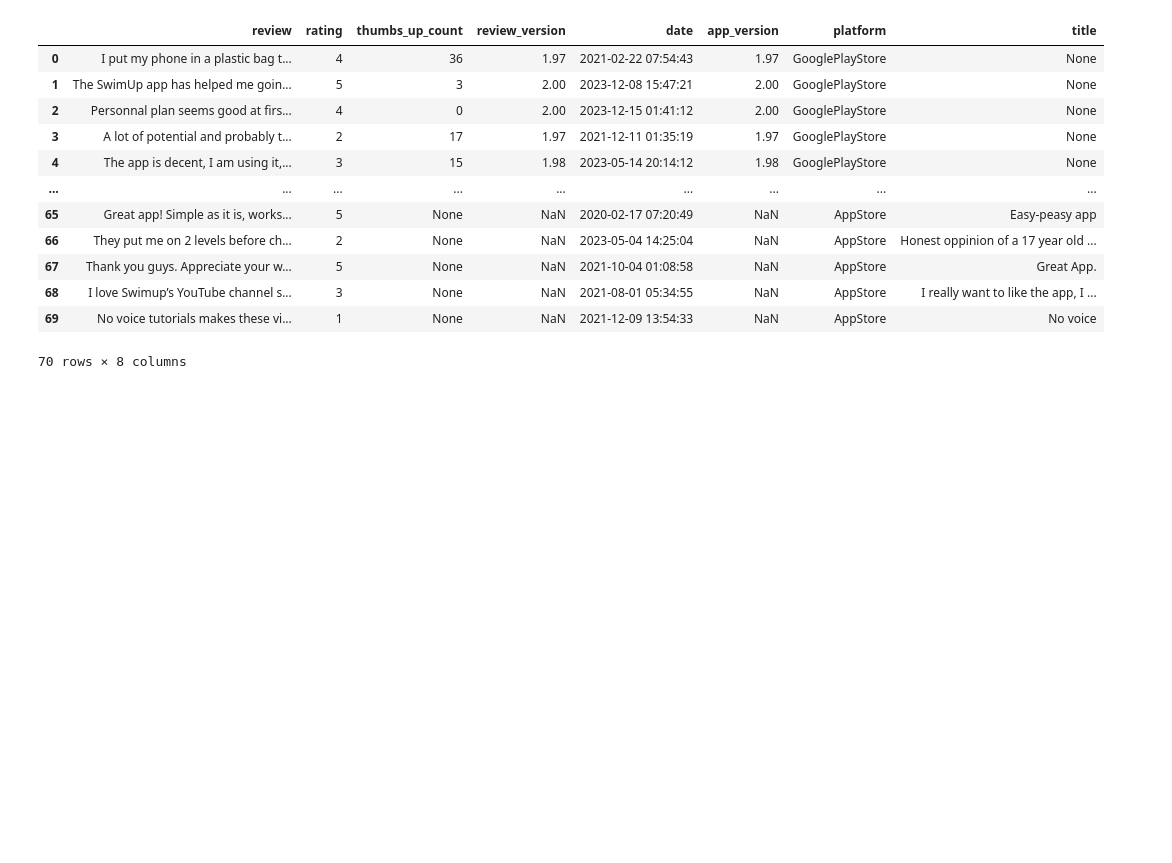
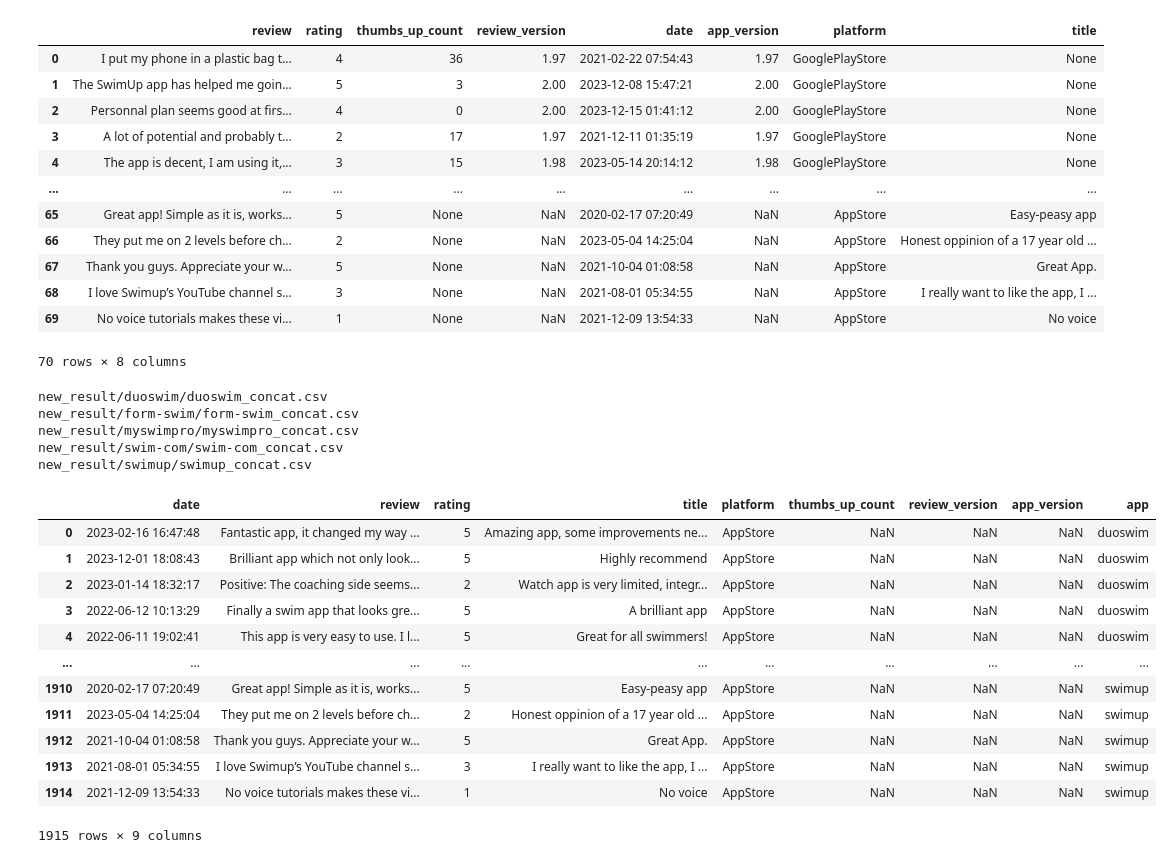
Before and after one commit to momonong/swim-apps-reviews-analysis, a Jupyter notebook: data_mining/Concat_new_data.ipynb, the cells around one changed output. Drawn from its saved outputs; the diff is of its cells as text; code cells hidden in the pictures; blank space fills up the shorter version.

Commit message:
Add all apps concat dataframes

```diff
--- a/data_mining/Concat_new_data.ipynb
+++ b/data_mining/Concat_new_data.ipynb
@@ -157,3 +157,37 @@ swimup_concat
 | 68 | I love Swimup’s YouTube channel s... | 3 | None | NaN | 2021-08-01 05:34:55 | NaN | AppStore | I really want to like the app, I ... |
 | 69 | No voice tutorials makes these vi... | 1 | None | NaN | 2021-12-09 13:54:33 | NaN | AppStore | No voice |
 70 rows × 8 columns
+# %%
+name_list = ['duoswim', 'form-swim', 'myswimpro', 'swim-com', 'swimup']
+all_df = []
+
+for name in name_list:
+    file_name = f'new_result/{name}/{name}_concat.csv'
+    df = pd.read_csv(file_name, index_col=0)
+    df['app'] = name
+    all_df.append(df)
+    print(file_name)
+
+all_concat = pd.concat(all_df, ignore_index=True)
+all_concat.to_csv('all_concat.csv')
+
+all_concat
+# %% [output]
+new_result/duoswim/duoswim_concat.csv
+new_result/form-swim/form-swim_concat.csv
+new_result/myswimpro/myswimpro_concat.csv
+new_result/swim-com/swim-com_concat.csv
+new_result/swimup/swimup_concat.csv
+|  | date | review | rating | title | platform | thumbs_up_count | review_version | app_version | app |
+| 0 | 2023-02-16 16:47:48 | Fantastic app, it changed my way ... | 5 | Amazing app, some improvements ne... | AppStore | NaN | NaN | NaN | duoswim |
+| 1 | 2023-12-01 18:08:43 | Brilliant app which not only look... | 5 | Highly recommend | AppStore | NaN | NaN | NaN | duoswim |
+| 2 | 2023-01-14 18:32:17 | Positive: The coaching side seems... | 2 | Watch app is very limited, integr... | AppStore | NaN | NaN | NaN | duoswim |
+| 3 | 2022-06-12 10:13:29 | Finally a swim app that looks gre... | 5 | A brilliant app | AppStore | NaN | NaN | NaN | duoswim |
+| 4 | 2022-06-11 19:02:41 | This app is very easy to use. I l... | 5 | Great for all swimmers! | AppStore | NaN | NaN | NaN | duoswim |
+| ... | ... | ... | ... | ... | ... | ... | ... | ... | ... |
+| 1910 | 2020-02-17 07:20:49 | Great app! Simple as it is, works... | 5 | Easy-peasy app | AppStore | NaN | NaN | NaN | swimup |
+| 1911 | 2023-05-04 14:25:04 | They put me on 2 levels before ch... | 2 | Honest oppinion of a 17 year old ... | AppStore | NaN | NaN | NaN | swimup |
+| 1912 | 2021-10-04 01:08:58 | Thank you guys. Appreciate your w... | 5 | Great App. | AppStore | NaN | NaN | NaN | swimup |
+| 1913 | 2021-08-01 05:34:55 | I love Swimup’s YouTube channel s... | 3 | I really want to like the app, I ... | AppStore | NaN | NaN | NaN | swimup |
+| 1914 | 2021-12-09 13:54:33 | No voice tutorials makes these vi... | 1 | No voice | AppStore | NaN | NaN | NaN | swimup |
+1915 rows × 9 columns
```
Also changed, not shown: 2 other files.
